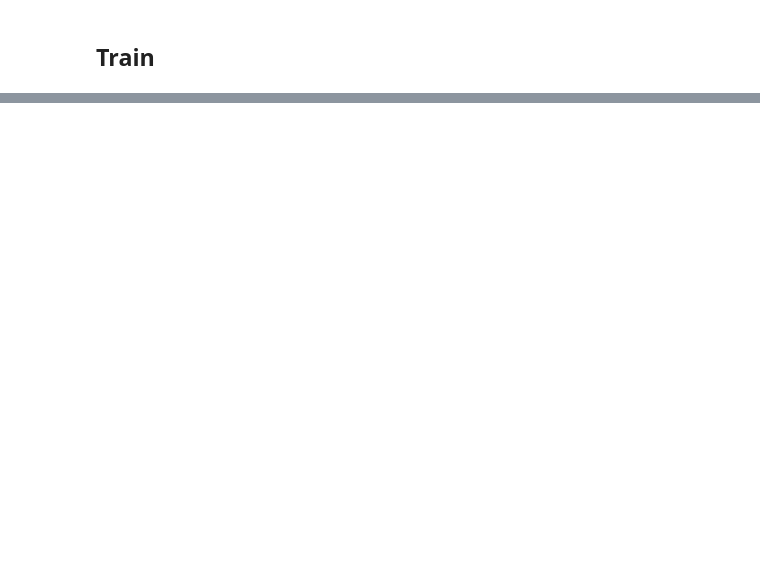
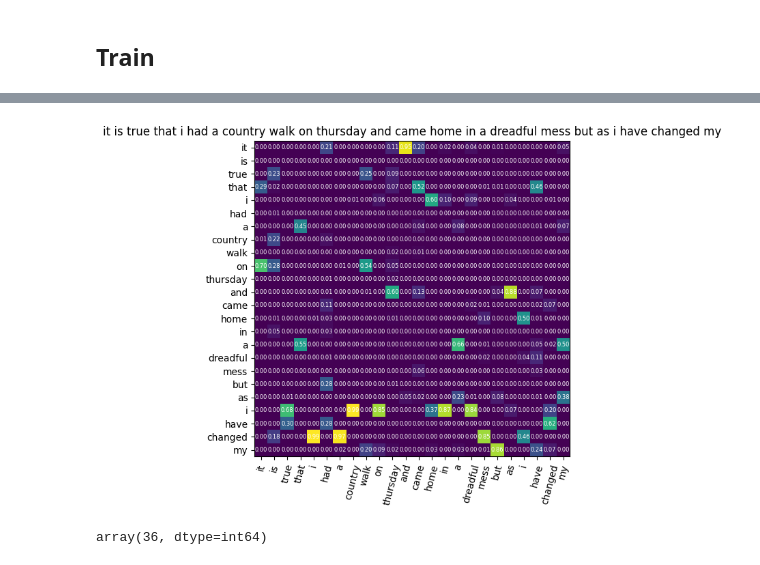
Before and after one commit to redrei/Transformers-cogito, a Jupyter notebook: notebooks/self_attention.ipynb, the cells around one changed output, grey strips where cells are left out. Saved outputs shown, nothing was run; the diff lists cells and outputs as text; code cells hidden in the pictures; blank space fills up the shorter version.

```diff
--- a/notebooks/self_attention.ipynb
+++ b/notebooks/self_attention.ipynb
@@ -301,0 +327,16 @@ plt.show()
+# %%
+
+sample = dataset.tensors[0][64]
+model(sample.reshape((1, -1)))
+attention = model[2].last_attention[0].detach().numpy()
+
+plt.imshow(attention, cmap='viridis')
+plt.xticks(range(0, sample.shape[0]), labels=vect_to_word(sample).split(" "), rotation=75)
+plt.yticks(range(0, sample.shape[0]), labels=vect_to_word(sample).split(" "))
+
+for i in range(sample.shape[0]):
+    for j in range(sample.shape[0]):
+        plt.text(j, i, f'{attention[i, j]:.2f}', ha='center', va='center', color='w', fontsize=9)
+
+
+plt.show()
@@ -301,0 +464,32 @@ plt.show()
+# %%
+data_clear = cleaned_text.replace("\n", "").split(" ")
+unique_data = list(set(data_clear))
+n_embedding = len(unique_data)
+emb_dict = dict([(val, i) for i, val in enumerate(unique_data)])
+data_emb = [emb_dict[i] for i in data_clear]
+emb_dict_rev = dict([(val, key) for key, val in emb_dict.items()])
+
+
+
+sample_no = 1000
+sample = dataset.tensors[0][sample_no]
+model(sample.reshape((1, -1)))
+attention = model[2].last_attention[0].detach().numpy()
+
+plt.imshow(attention, cmap='viridis')
+plt.xticks(range(0, sample.shape[0]), labels=vect_to_word(sample).split(" "), rotation=75)
+plt.yticks(range(0, sample.shape[0]), labels=vect_to_word(sample).split(" "))
+plt.title(vect_to_word(sample))
+
+for i in range(sample.shape[0]):
+    for j in range(sample.shape[0]):
+        plt.text(j, i, f'{attention[i, j]:.2f}', ha='center', va='center', color='w', fontsize=6)
+
+
+plt.show()
+# %% [output]
+[figure, added]
+# %%
+err_arr[-1]
+# %% [output]
+array(36, dtype=int64)
```
Also changed, not shown: parts of 14 cells of this notebook.
